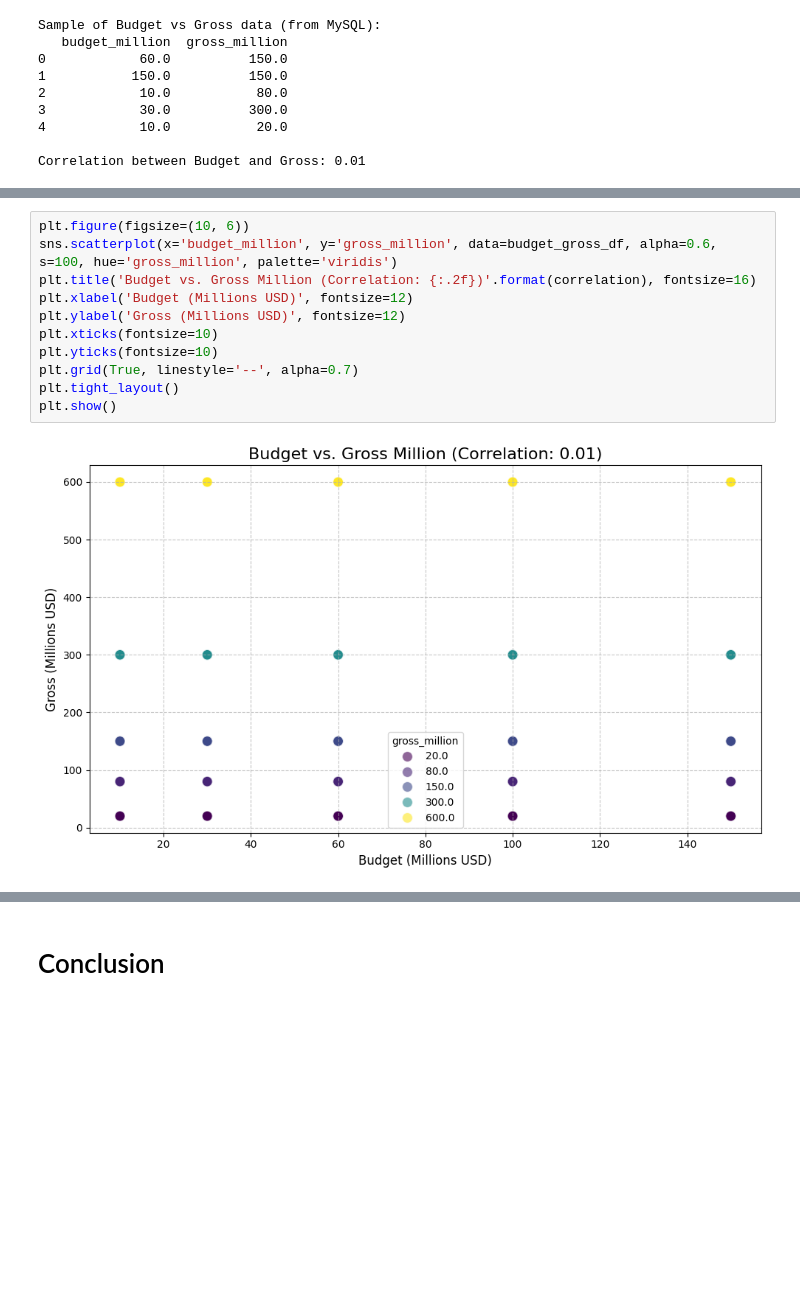
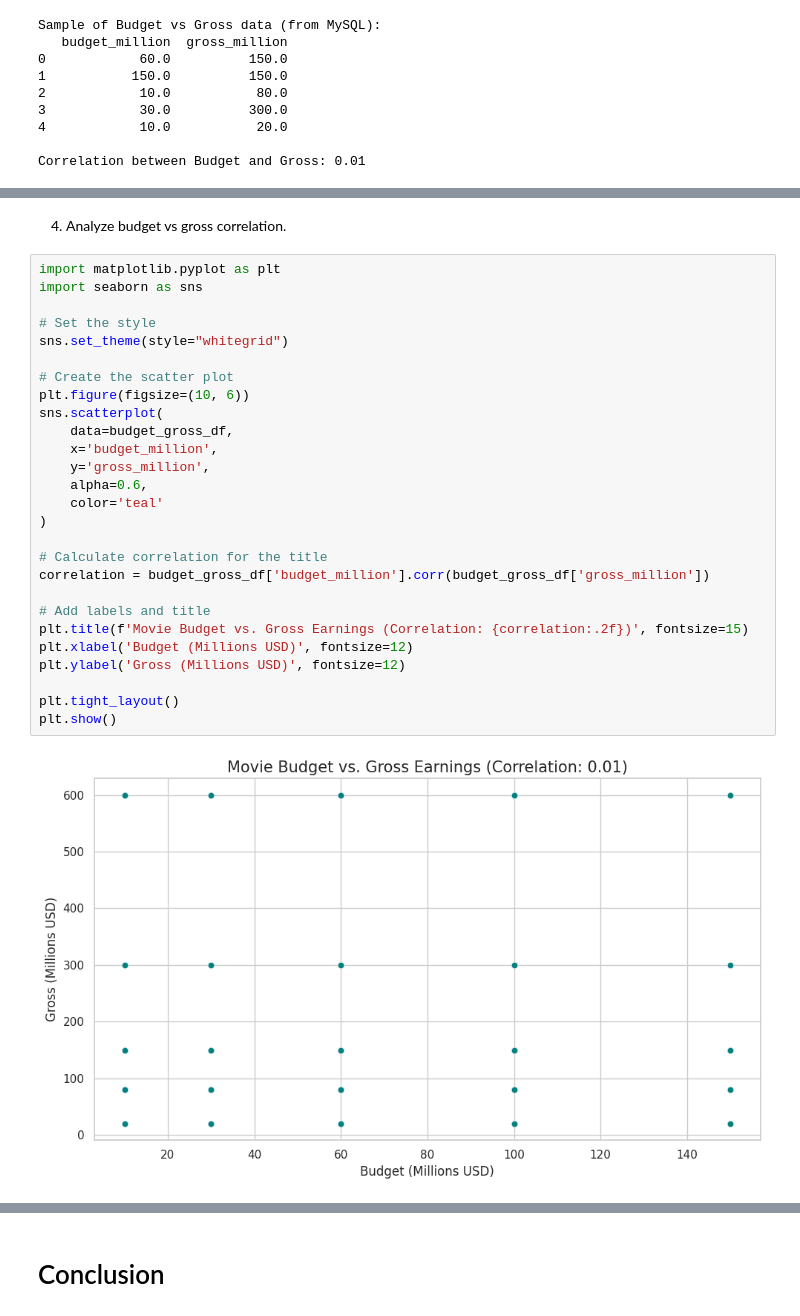
Before and after one commit to Rakesh7730/IMDB-Movie-Analysis, a Jupyter notebook: IMDB_Movie_Analysis.ipynb, the cells around one changed output, grey strips where cells are left out. Saved outputs shown, nothing was run; the diff lists cells and outputs as text; blank space fills up the shorter version.

```diff
--- a/IMDB_Movie_Analysis.ipynb
+++ b/IMDB_Movie_Analysis.ipynb
@@ -598,13 +734,31 @@ Passing `palette` without assigning `hue` is deprecated and will be removed in v
+# %% [markdown]
+4. Analyze budget vs gross correlation.
 # %%
+import matplotlib.pyplot as plt
+import seaborn as sns
+
+# Set the style
+sns.set_theme(style="whitegrid")
+
+# Create the scatter plot
 plt.figure(figsize=(10, 6))
-sns.scatterplot(x='budget_million', y='gross_million', data=budget_gross_df, alpha=0.6, s=100, hue='gross_million', palette='viridis')
-plt.title('Budget vs. Gross Million (Correlation: {:.2f})'.format(correlation), fontsize=16)
+sns.scatterplot(
+    data=budget_gross_df,
+    x='budget_million',
+    y='gross_million',
+    alpha=0.6,
+    color='teal'
+)
+
+# Calculate correlation for the title
+correlation = budget_gross_df['budget_million'].corr(budget_gross_df['gross_million'])
+
+# Add labels and title
+plt.title(f'Movie Budget vs. Gross Earnings (Correlation: {correlation:.2f})', fontsize=15)
 plt.xlabel('Budget (Millions USD)', fontsize=12)
 plt.ylabel('Gross (Millions USD)', fontsize=12)
-plt.xticks(fontsize=10)
-plt.yticks(fontsize=10)
-plt.grid(True, linestyle='--', alpha=0.7)
+
 plt.tight_layout()
 plt.show()
 # %% [output]
-[figure, old version]
+[figure, new version]
```
Also changed, not shown: parts of 28 cells of this notebook.
